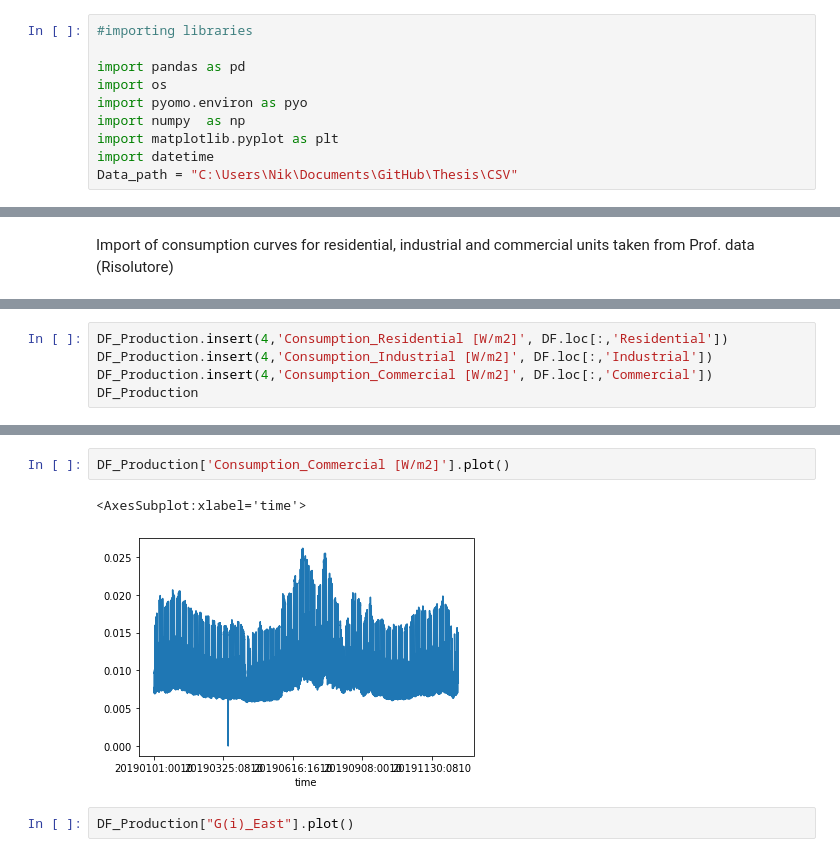
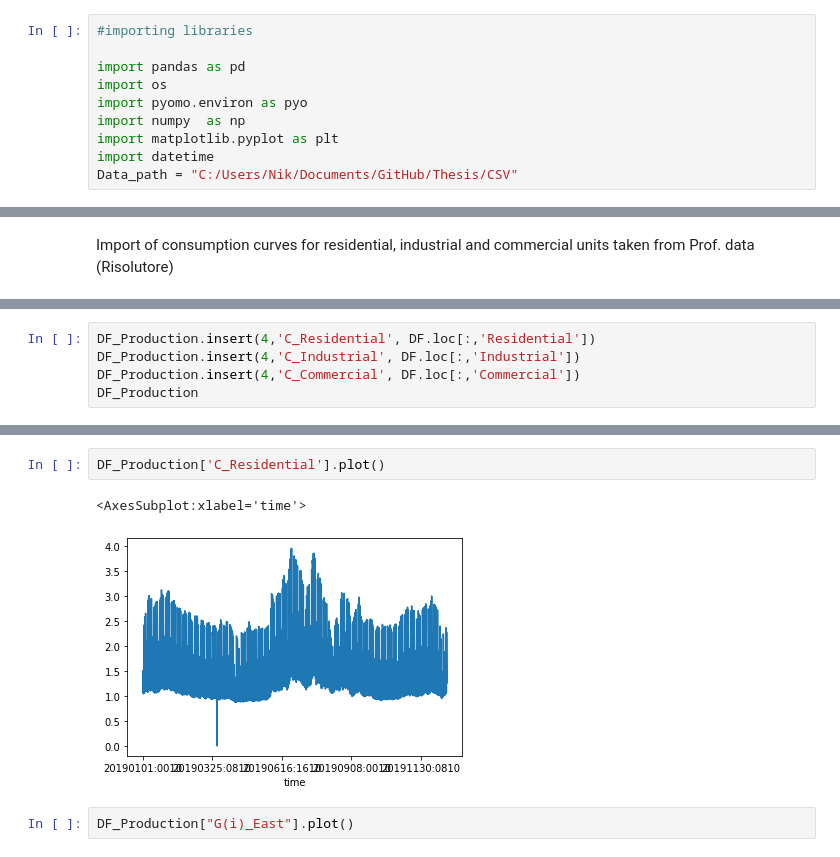
Before and after one commit to ALBOS-LAB/Thesis, a Jupyter notebook: Thesis.ipynb, the cells around one changed output, grey strips where cells are left out. Cells and saved outputs as stored; diff of their text form.

```diff
--- a/Thesis.ipynb
+++ b/Thesis.ipynb
@@ -10,4 +10,4 @@ import pyomo.environ as pyo
 import numpy  as np
 import matplotlib.pyplot as plt
 import datetime
-Data_path = "C:\Users\Nik\Documents\GitHub\Thesis\CSV"
+Data_path = "C:/Users/Nik/Documents/GitHub/Thesis/CSV"
@@ -131,7 +131,7 @@ DF
 8760 rows × 3 columns
 # %%
-DF_Production.insert(4,'Consumption_Residential [W/m2]', DF.loc[:,'Residential'])
-DF_Production.insert(4,'Consumption_Industrial [W/m2]', DF.loc[:,'Industrial'])
-DF_Production.insert(4,'Consumption_Commercial [W/m2]', DF.loc[:,'Commercial'])
+DF_Production.insert(4,'C_Residential', DF.loc[:,'Residential'])
+DF_Production.insert(4,'C_Industrial', DF.loc[:,'Industrial'])
+DF_Production.insert(4,'C_Commercial', DF.loc[:,'Commercial'])
 DF_Production
 # %% [output]
@@ -151,9 +151,9 @@ DF_Production
 8760 rows × 7 columns
 # %%
-DF_Production['Consumption_Commercial [W/m2]'].plot()
+DF_Production['C_Residential'].plot()
 # %% [output]
 <AxesSubplot:xlabel='time'>
-[figure, old version]
+[figure, new version]
 # %%
 DF_Production["G(i)_East"].plot()
 # %% [output]
```
Also changed, not shown: parts of 7 cells of this notebook, 1 other file.
